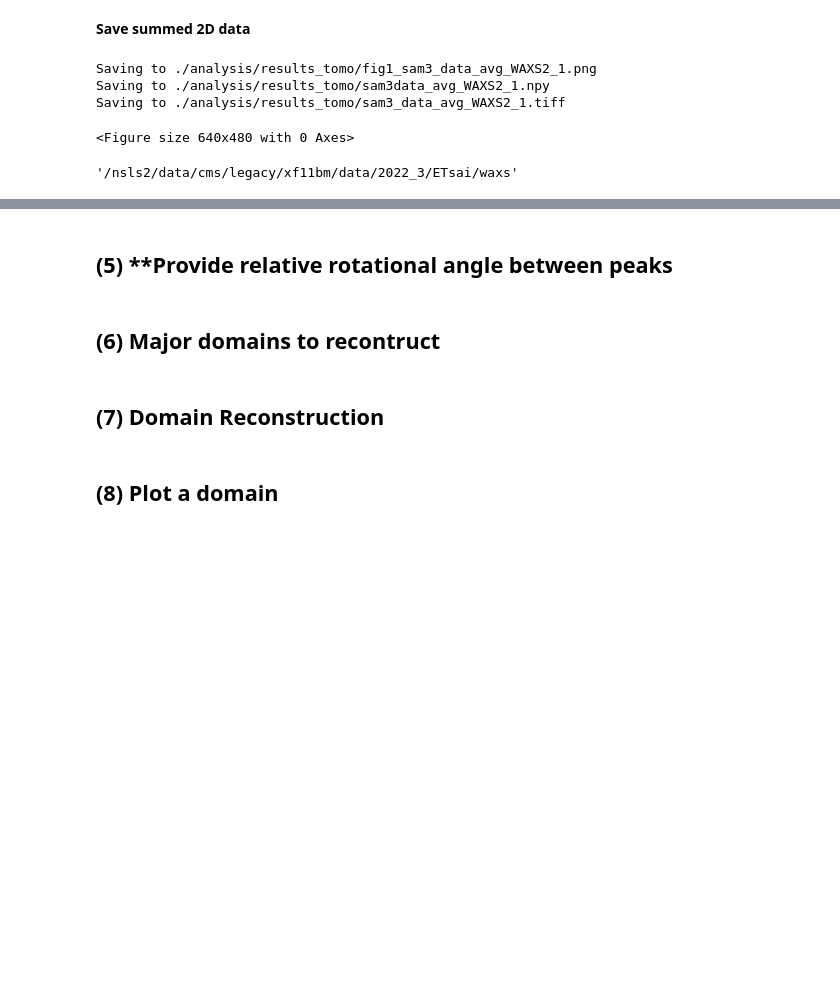
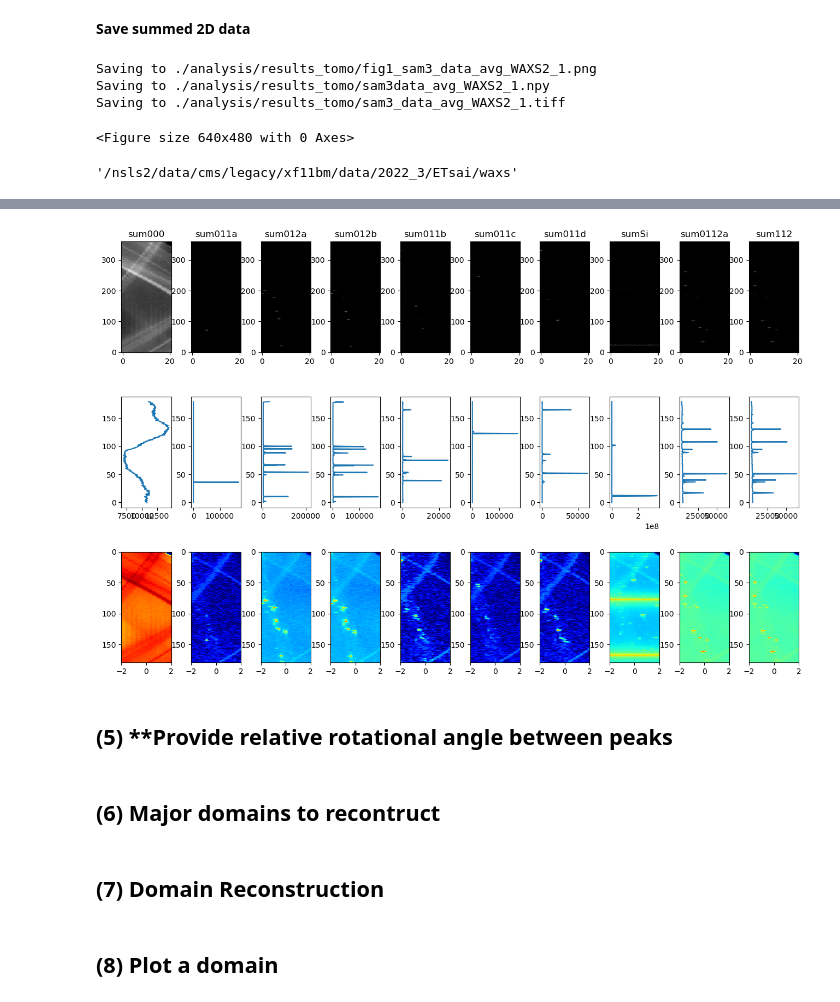
Before and after one commit to esther279/GI_tomo, a Jupyter notebook: GI_tomo.ipynb, the cells around one changed output, grey strips where cells are left out. Drawn from its saved outputs; the diff is of its cells as text; code cells hidden in the pictures; blank space fills up the shorter version.

```diff
--- a/GI_tomo.ipynb
+++ b/GI_tomo.ipynb
@@ -331,0 +403,3 @@ if 3 in run_steps:
+# %%
+for peak in peak_list:
+    print(peak)
@@ -331,0 +416,17 @@ if 3 in run_steps:
+# %%
+# =============================================================================
+# Get peaks from df
+# =============================================================================
+if 1:
+    for peak in peak_list:
+        area_sum = []
+        for data in data_all:
+            area = peaks.ArrayCrop(data=data, center=peak[0], size=peak[1])
+            area_sum.append(np.sum(area))
+        df_peaks[str(peak[2])] = area_sum
+
+    # Save
+    if 0:
+        fn_out = out_dir+'df_peaks_all_subbg{}{}'.format(flag_LinearSubBKG, extra)
+        fn_out = util.check_file_exist(fn_out)
+        df_peaks.to_csv(fn_out)
@@ -396,0 +453,73 @@ if 0:
+# %%
+# =============================================================================
+# Get sino for each peak
+#
+# Adjust parameters to make sure sinograms look good
+#   1) Check if background/artefacts are more or less removed
+#   2) Check if main features are still there after correction, eg Si has 4 lines
+# Adjust parameters to make sure reconstruction looks good
+#   1) 00L recon should roughly cover the sample shape
+#   2) Choose algo and rotational center
+# =============================================================================
+
+flag_load_peaks = 0
+if flag_load_peaks:
+    print('Loading {}'.format(out_dir+filename_df_peaks))
+    df_peaks = pd.read_csv(out_dir+filename_df_peaks)
+
+### Create sino from pd data
+list_peaks = []      # Empty if getting all peaks from df_peaks, else specify eg 'sum11L'
+data_sort, sino_dict = tomo.get_sino_from_data(df_peaks, list_peaks=list_peaks, flag_rm_expbg=0, thr=0.1, binary=None)
+print(sino_dict['list_peaks'])
+
+sino_sum = tomo.get_sino_sum(sino_dict)
+sino_dict['areas'] = peaks.calc_area_peakROI(peak_list)   # Assuming list_peaks are the same as peak_list
+
+
+### Plot all peak-sino
+#tomo.plot_sino(sino_dict, fignum=14, title_st=filename, vlog10=[0, 5.5])
+
+sino_allpeaks = sino_dict['sino_allpeaks']
+theta = sino_dict['theta']
+axis_x = sino_dict['axis_x']
+list_peaks = sino_dict['list_peaks']
+
+fignum = 15
+fig = plt.figure(fignum, figsize=(16,10)); #plt.clf()
+fig.subplots_adjust(hspace=0.4, wspace=0.4)
+Npeaks =  sino_allpeaks.shape[2]
+
+for ii in np.arange(0, sino_allpeaks.shape[2]):
+    sino = sino_allpeaks[:,:,ii]
+    sum_sino = np.sum(sino, 1)
+    peak = list_peaks[ii] if list_peaks!=[] else ''
+
+    #plt.subplot(3,Npeaks,ii+1)
+    ax = fig.add_subplot(3,Npeaks,ii+1)
+    ax.imshow(sino, origin= 'lower', cmap='gray', aspect='auto') #, vmin=0, vmax=1) #, extent = [axis_x[0], axis_x[-1], theta[-1], theta[0]])
+    #ax.axis('off')
+    plt.title(sino_dict['list_peaks'][ii])
+
+    ax = fig.add_subplot(3,Npeaks,ii+1+Npeaks)
+    ax.plot(sum_sino, theta)
+    #ax.axis('off')
+    #peaks_idx = tomo.label_peaks(theta, sum_sino, onedomain=1, axis_flip=1)
+    ### Overlay with log10
+    #ax2 =ax1.twiny()
+    #ax2.plot(np.log10(sum_sino), theta, 'r', alpha=0.3);
+    #x2.axis('off'); ax1.axis('off')
+
+    ax = fig.add_subplot(3,Npeaks,ii+1+Npeaks*2)
+    ax.imshow(np.log10(sino+1), origin= 'lower', cmap='jet', aspect='auto', extent = [axis_x[0], axis_x[-1], theta[-1], theta[0]]) #, vmin=0, vmax=2)
+    #ax.axis('off')
+
+    #if ii==sino_allpeaks.shape[2]-1:
+    #    plt.colorbar(orientation='horizontal', pad=0.01)
+
+
+
+if flag_save_png:
+    fn_out = out_dir+'fig14_'+filename+'peaks_sino'
+    fn_out = util.check_file_exist(fn_out)
+    plt.savefig(fn_out, format='png')
+# %% [output]
@@ -397,3 +543,4 @@ if 0:
+[figure, added]
 # %% [markdown]
 ## (5) **Provide relative rotational angle between peaks
 # %%
```
Also changed, not shown: parts of 17 cells of this notebook, 1 other file.
